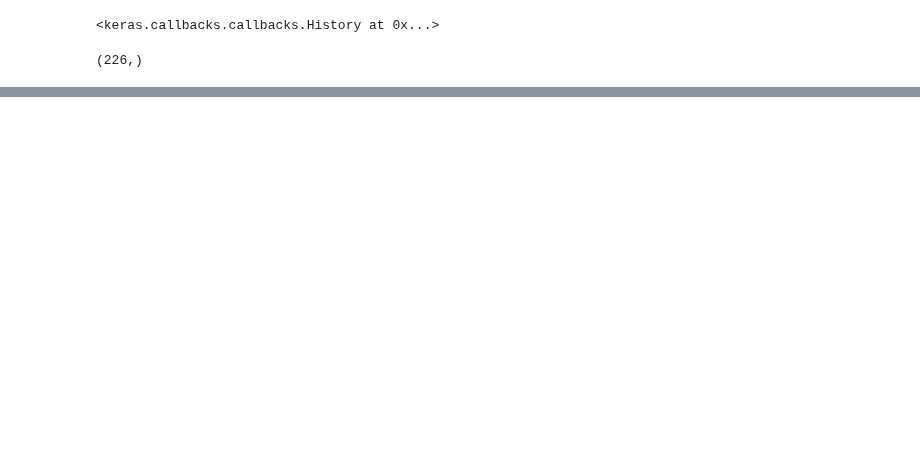
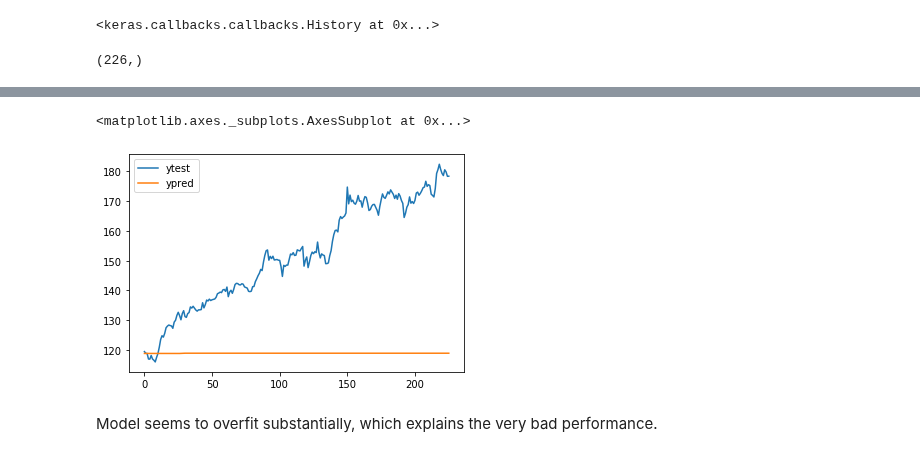
Before and after one commit to vagabundoo/predicting_financial_markets_deep_learning, a Jupyter notebook: workflow/01-03-multivariate-model-testing.ipynb, the cells around one changed output, grey strips where cells are left out. Saved outputs shown, nothing was run; the diff lists cells and outputs as text; code cells hidden in the pictures; blank space fills up the shorter version.

```diff
--- a/workflow/01-03-multivariate-model-testing.ipynb
+++ b/workflow/01-03-multivariate-model-testing.ipynb
@@ -89,0 +105,5 @@ sns.scatterplot(x=ytest, y=y_pred[:,0])
+# %%
+stacked = np.stack((ytest, y_pred[:,0]))
+comparison = pd.DataFrame({'ytest': ytest, 'ypred': y_pred[:,0]})
+#comparison.reset_index(inplace=True)
+display(comparison.head())
@@ -89,0 +117,7 @@ sns.scatterplot(x=ytest, y=y_pred[:,0])
+# %%
+comparison.plot()
+# %% [output]
+<matplotlib.axes._subplots.AxesSubplot at 0x...>
+[figure, added]
+# %% [markdown]
+Model seems to overfit substantially, which explains the very bad performance.
```
Also changed, not shown: parts of 25 cells of this notebook.
